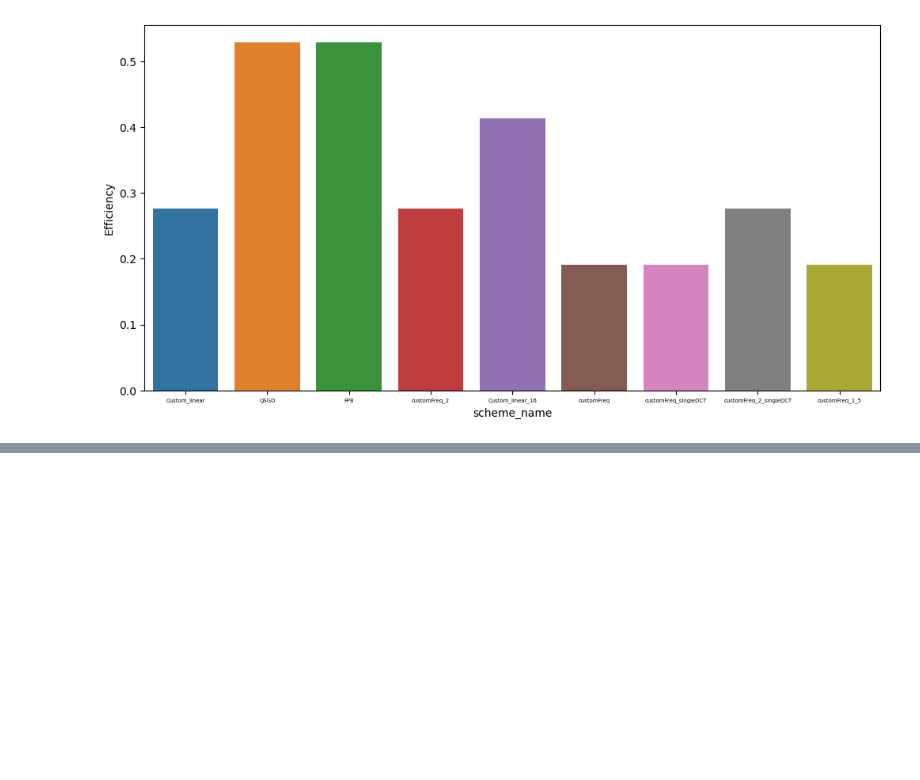
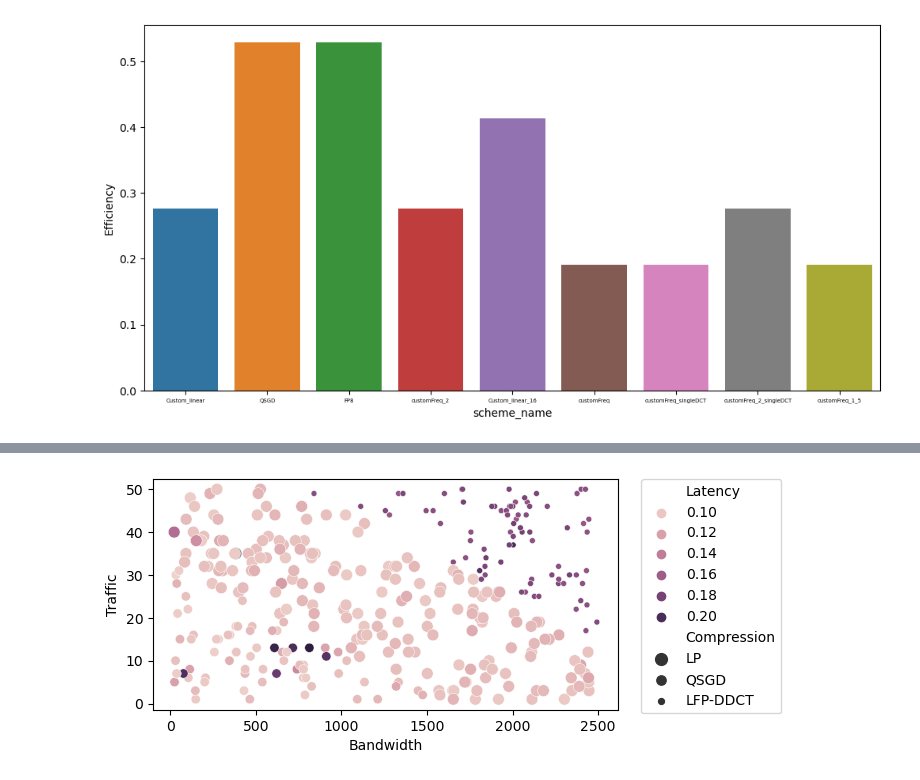
Before and after one commit to faiza-sfa/FedQuantization, a Jupyter notebook: result_plotting.ipynb, the cells around one changed output, grey strips where cells are left out. Cells and saved outputs as stored; diff of their text form; code cells hidden in the pictures; blank space fills up the shorter version.

```diff
--- a/result_plotting.ipynb
+++ b/result_plotting.ipynb
@@ -99,0 +121,3 @@ time_plot.figure.savefig('E:\MS_Thesis\Pre-defense-june\Results_for_update\EffPl
+# %%
+df = pd.read_csv(r"D:\MS_Thesis\Pre-defense-june\Results_for_update\client_latency_data_adaptive.csv")
+df
@@ -99,0 +138,16 @@ time_plot.figure.savefig('E:\MS_Thesis\Pre-defense-june\Results_for_update\EffPl
+# %%
+# filtered_df = df[df['Compression'].isin(methods_to_include)].reset_index(drop=True)
+legend_mapping = {'customFreq_singleDCT': 'FCQ', 'Custom_Freq': 'FCQ-DDCT','customFreq_2_singleDCT': 'LFP',
+       'customFreq_2': 'LFP-DDCT', 'Custom_linear_16':'LP'}
+filtered_df = df.copy()
+filtered_df['Compression'] = filtered_df['Compression'].replace(legend_mapping)
+# %%
+plt.figure(figsize=(6,3))
+sns.scatterplot(data=filtered_df,x='Bandwidth',y='Traffic', hue = 'Latency', size ='Compression',legend='auto')
+# Move the legend outside the plot
+plt.legend(bbox_to_anchor=(1.05, 1), loc='upper left', borderaxespad=0.)
+
+# Show the plot
+plt.show()
+# %% [output]
+[figure, added]
```
Also changed, not shown: parts of 17 cells of this notebook, 5 other files.
